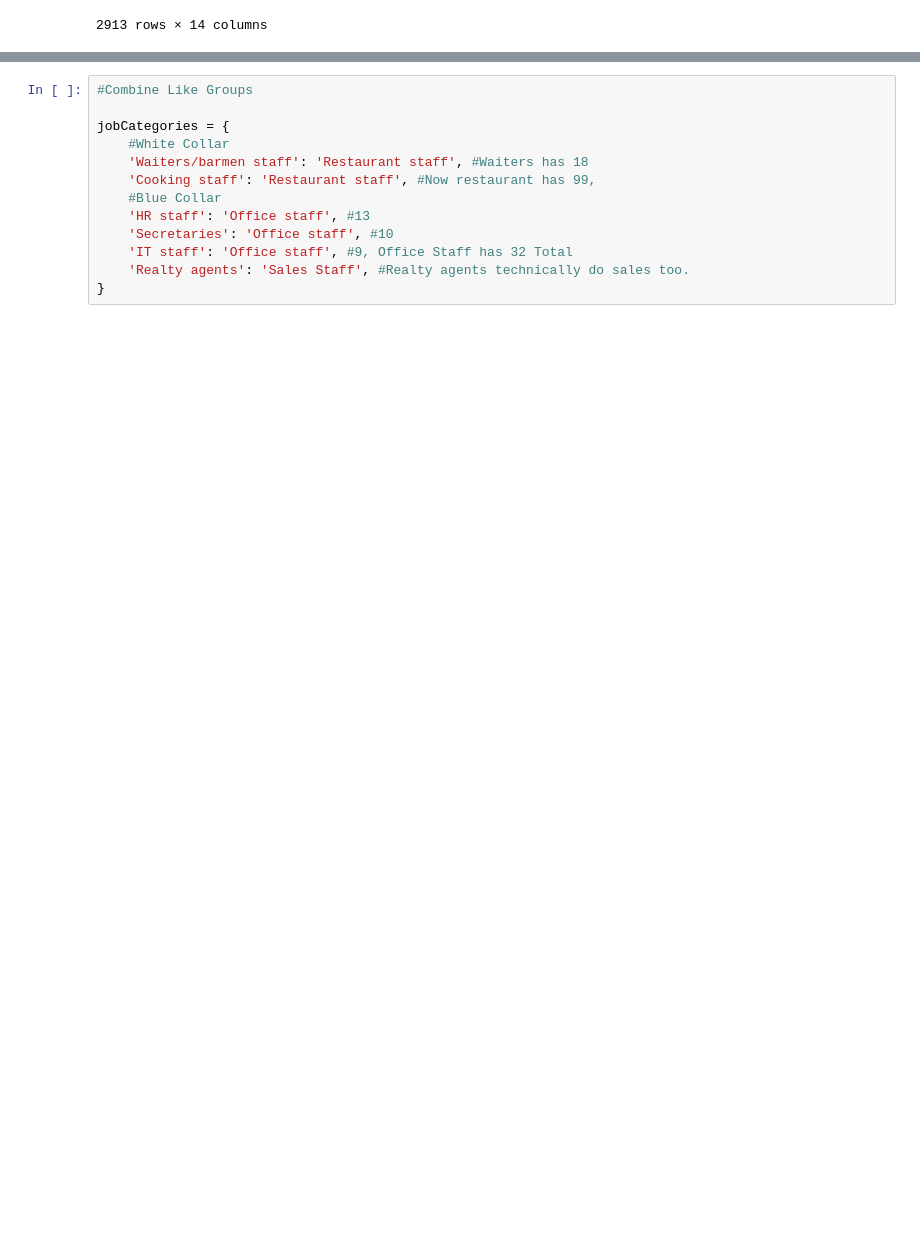
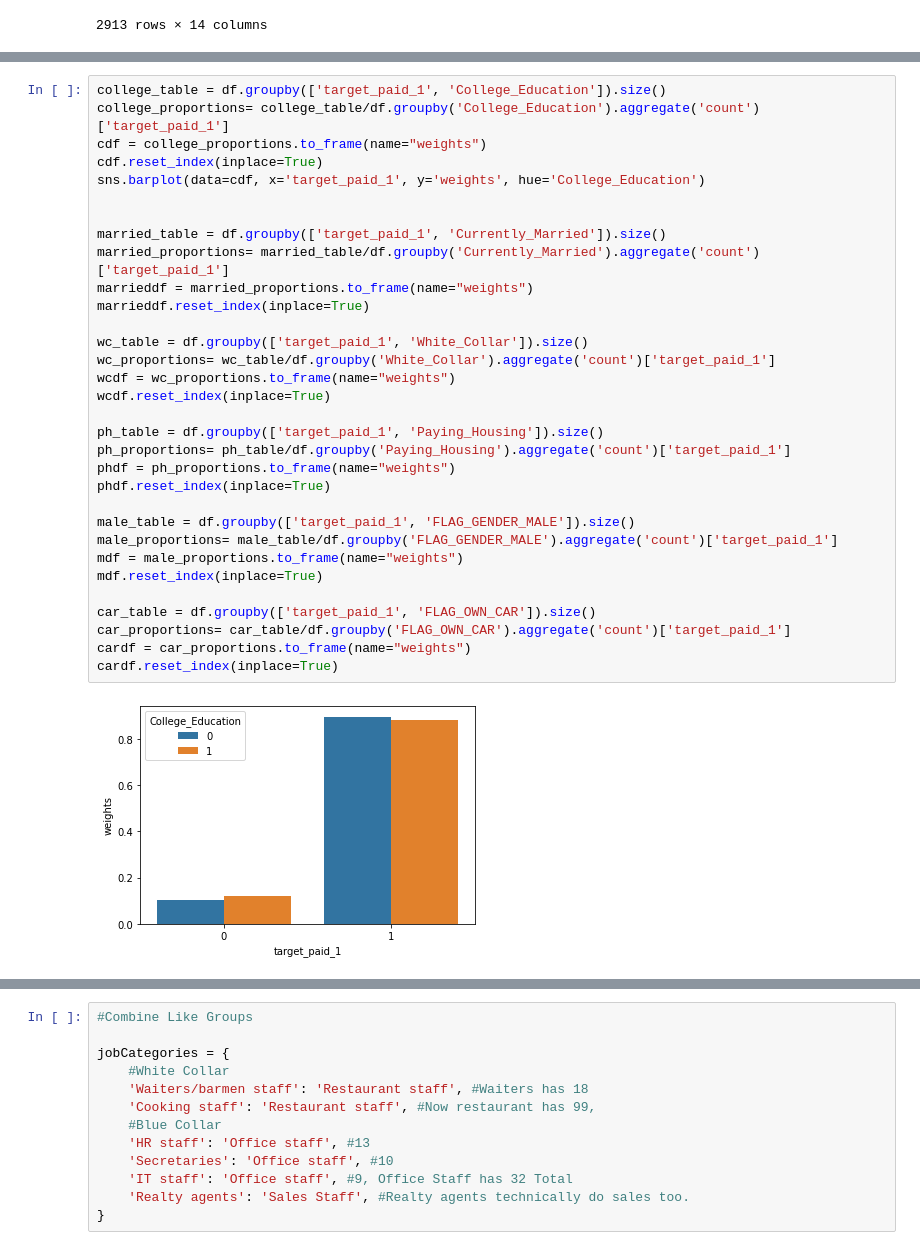
Before and after one commit to LaurenBassett/CreditCardApprovalModel, a Jupyter notebook: dataexploration.ipynb, the cells around one changed output, grey strips where cells are left out. Saved outputs shown, nothing was run; the diff lists cells and outputs as text; blank space fills up the shorter version.

```diff
--- a/dataexploration.ipynb
+++ b/dataexploration.ipynb
@@ -27,0 +55,34 @@ sns.catplot(x='target_paid_1', y='AGE_YR', kind='box',data=df)
+# %%
+college_table = df.groupby(['target_paid_1', 'College_Education']).size()
+college_proportions= college_table/df.groupby('College_Education').aggregate('count')['target_paid_1']
+cdf = college_proportions.to_frame(name="weights")
+cdf.reset_index(inplace=True)
+sns.barplot(data=cdf, x='target_paid_1', y='weights', hue='College_Education')
+
+
+married_table = df.groupby(['target_paid_1', 'Currently_Married']).size()
+married_proportions= married_table/df.groupby('Currently_Married').aggregate('count')['target_paid_1']
+marrieddf = married_proportions.to_frame(name="weights")
+marrieddf.reset_index(inplace=True)
+
+wc_table = df.groupby(['target_paid_1', 'White_Collar']).size()
+wc_proportions= wc_table/df.groupby('White_Collar').aggregate('count')['target_paid_1']
+wcdf = wc_proportions.to_frame(name="weights")
+wcdf.reset_index(inplace=True)
+
+ph_table = df.groupby(['target_paid_1', 'Paying_Housing']).size()
+ph_proportions= ph_table/df.groupby('Paying_Housing').aggregate('count')['target_paid_1']
+phdf = ph_proportions.to_frame(name="weights")
+phdf.reset_index(inplace=True)
+
+male_table = df.groupby(['target_paid_1', 'FLAG_GENDER_MALE']).size()
+male_proportions= male_table/df.groupby('FLAG_GENDER_MALE').aggregate('count')['target_paid_1']
+mdf = male_proportions.to_frame(name="weights")
+mdf.reset_index(inplace=True)
+
+car_table = df.groupby(['target_paid_1', 'FLAG_OWN_CAR']).size()
+car_proportions= car_table/df.groupby('FLAG_OWN_CAR').aggregate('count')['target_paid_1']
+cardf = car_proportions.to_frame(name="weights")
+cardf.reset_index(inplace=True)
+# %% [output]
+[figure, added]
```
Also changed, not shown: parts of 14 cells of this notebook.
